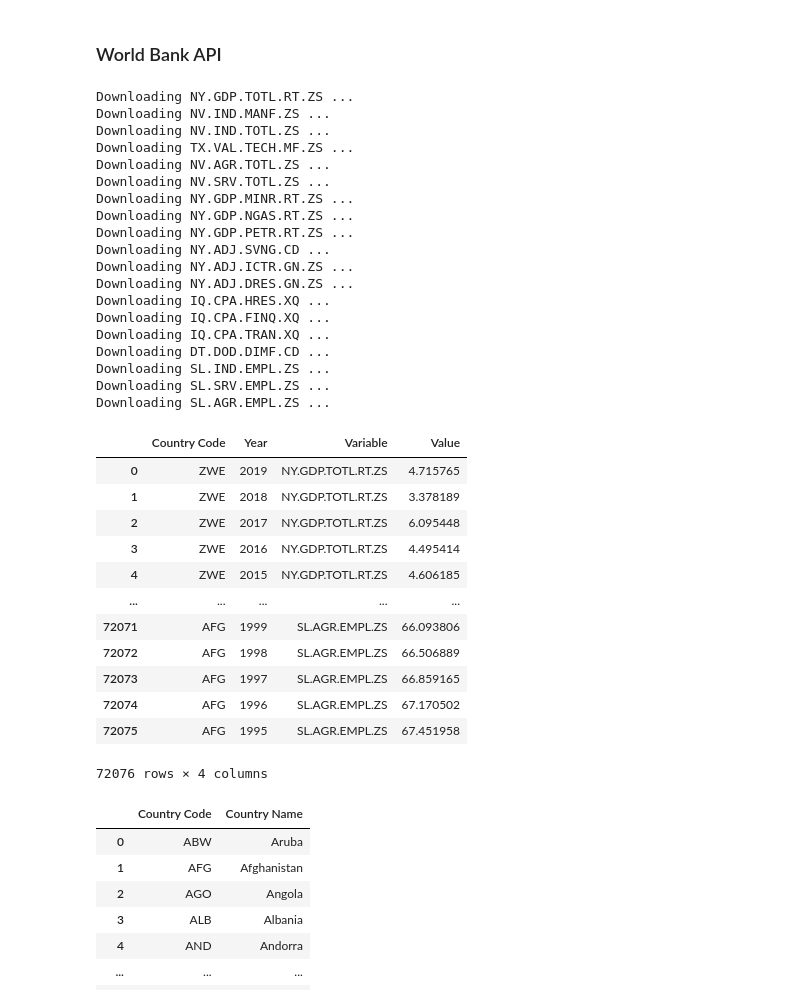
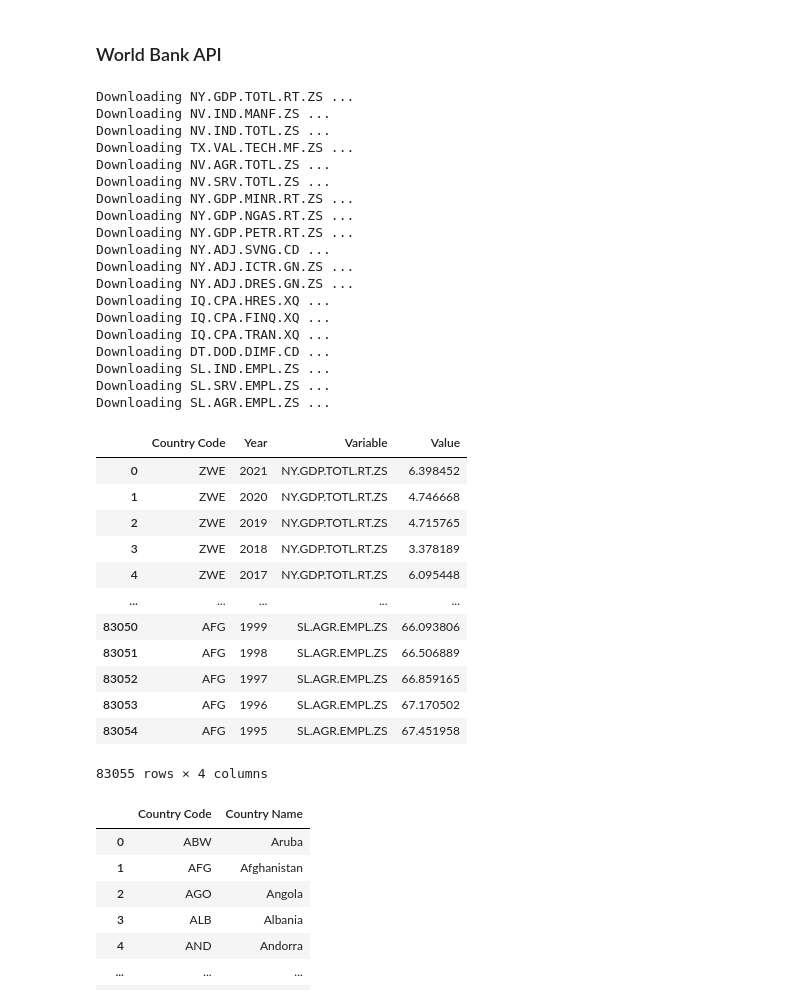
Before and after one commit to AyaanTigdikar/Capstone, a Jupyter notebook: code/1_cleaning_master_data.ipynb, the cells around one changed output. Saved outputs shown, nothing was run; the diff lists cells and outputs as text; code cells hidden in the pictures.

```diff
--- a/code/1_cleaning_master_data.ipynb
+++ b/code/1_cleaning_master_data.ipynb
@@ -119,46 +119,46 @@ def download_wb_indicators(indicators, start_year, end_year):
                 "Variable": indicator,
                 "Value": value
             })
 
     df = pd.DataFrame(final_rows)
     return df
 
-wb_df = download_wb_indicators(wb_variables, start_year=1995, end_year=2019)
+wb_df = download_wb_indicators(wb_variables, start_year=1995, end_year=2024)
 
 wb_df
 # %% [output]
 Downloading NY.GDP.TOTL.RT.ZS ...
 Downloading NV.IND.MANF.ZS ...
 Downloading NV.IND.TOTL.ZS ...
 Downloading TX.VAL.TECH.MF.ZS ...
 Downloading NV.AGR.TOTL.ZS ...
 Downloading NV.SRV.TOTL.ZS ...
 Downloading NY.GDP.MINR.RT.ZS ...
 Downloading NY.GDP.NGAS.RT.ZS ...
 Downloading NY.GDP.PETR.RT.ZS ...
 Downloading NY.ADJ.SVNG.CD ...
 Downloading NY.ADJ.ICTR.GN.ZS ...
 Downloading NY.ADJ.DRES.GN.ZS ...
 Downloading IQ.CPA.HRES.XQ ...
 Downloading IQ.CPA.FINQ.XQ ...
 Downloading IQ.CPA.TRAN.XQ ...
 Downloading DT.DOD.DIMF.CD ...
 Downloading SL.IND.EMPL.ZS ...
 Downloading SL.SRV.EMPL.ZS ...
 Downloading SL.AGR.EMPL.ZS ...
 |  | Country Code | Year | Variable | Value |
-| 0 | ZWE | 2019 | NY.GDP.TOTL.RT.ZS | 4.715765 |
-| 1 | ZWE | 2018 | NY.GDP.TOTL.RT.ZS | 3.378189 |
-| 2 | ZWE | 2017 | NY.GDP.TOTL.RT.ZS | 6.095448 |
-| 3 | ZWE | 2016 | NY.GDP.TOTL.RT.ZS | 4.495414 |
-| 4 | ZWE | 2015 | NY.GDP.TOTL.RT.ZS | 4.606185 |
+| 0 | ZWE | 2021 | NY.GDP.TOTL.RT.ZS | 6.398452 |
+| 1 | ZWE | 2020 | NY.GDP.TOTL.RT.ZS | 4.746668 |
+| 2 | ZWE | 2019 | NY.GDP.TOTL.RT.ZS | 4.715765 |
+| 3 | ZWE | 2018 | NY.GDP.TOTL.RT.ZS | 3.378189 |
+| 4 | ZWE | 2017 | NY.GDP.TOTL.RT.ZS | 6.095448 |
 | ... | ... | ... | ... | ... |
-| 72071 | AFG | 1999 | SL.AGR.EMPL.ZS | 66.093806 |
-| 72072 | AFG | 1998 | SL.AGR.EMPL.ZS | 66.506889 |
-| 72073 | AFG | 1997 | SL.AGR.EMPL.ZS | 66.859165 |
-| 72074 | AFG | 1996 | SL.AGR.EMPL.ZS | 67.170502 |
-| 72075 | AFG | 1995 | SL.AGR.EMPL.ZS | 67.451958 |
+| 83050 | AFG | 1999 | SL.AGR.EMPL.ZS | 66.093806 |
+| 83051 | AFG | 1998 | SL.AGR.EMPL.ZS | 66.506889 |
+| 83052 | AFG | 1997 | SL.AGR.EMPL.ZS | 66.859165 |
+| 83053 | AFG | 1996 | SL.AGR.EMPL.ZS | 67.170502 |
+| 83054 | AFG | 1995 | SL.AGR.EMPL.ZS | 67.451958 |
-72076 rows × 4 columns
+83055 rows × 4 columns
 # %%
 # Get all economies (countries + aggregates)
 all_economies = wb.economy.list()
```
Also changed, not shown: parts of 5 cells of this notebook, 4 other files.
